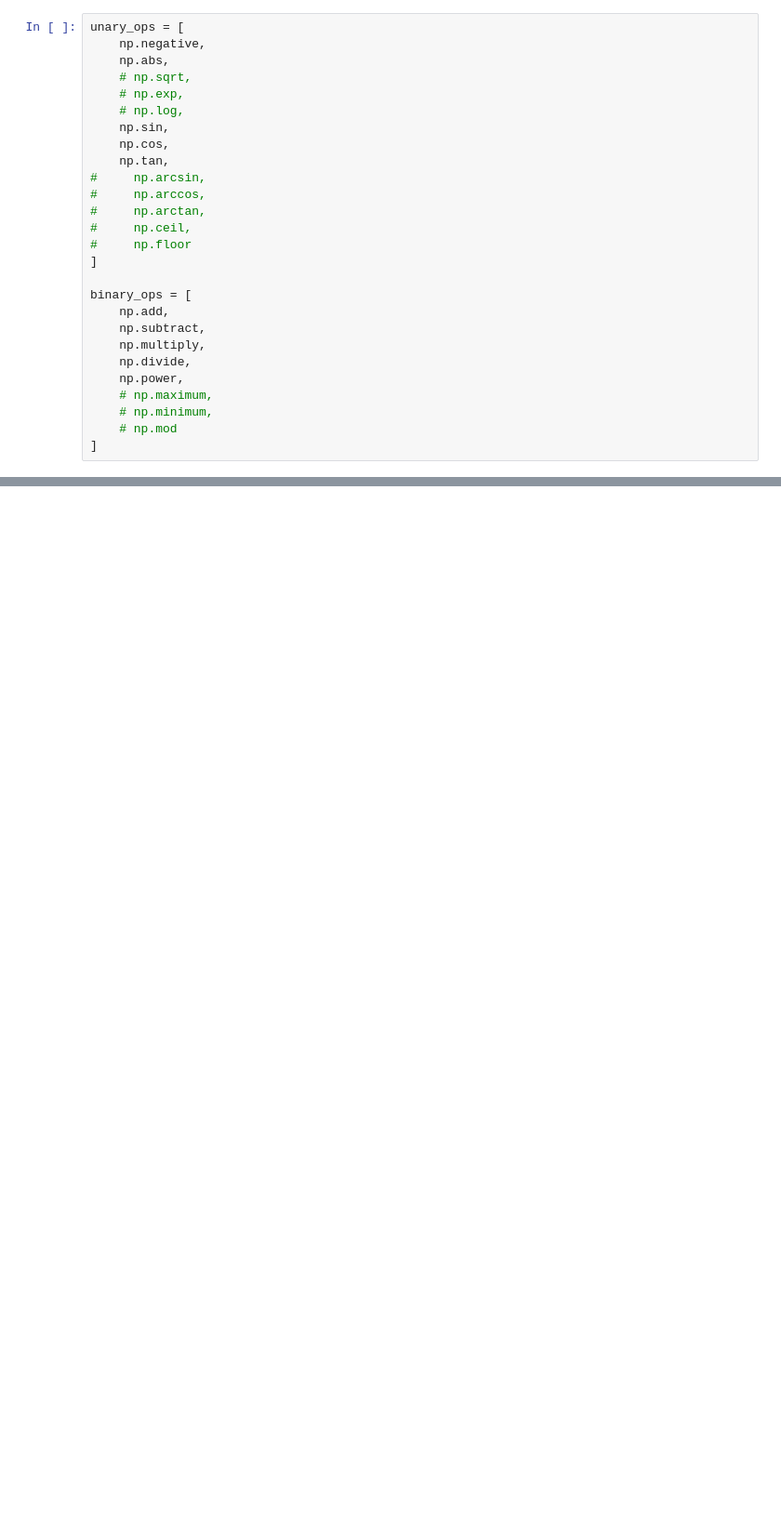
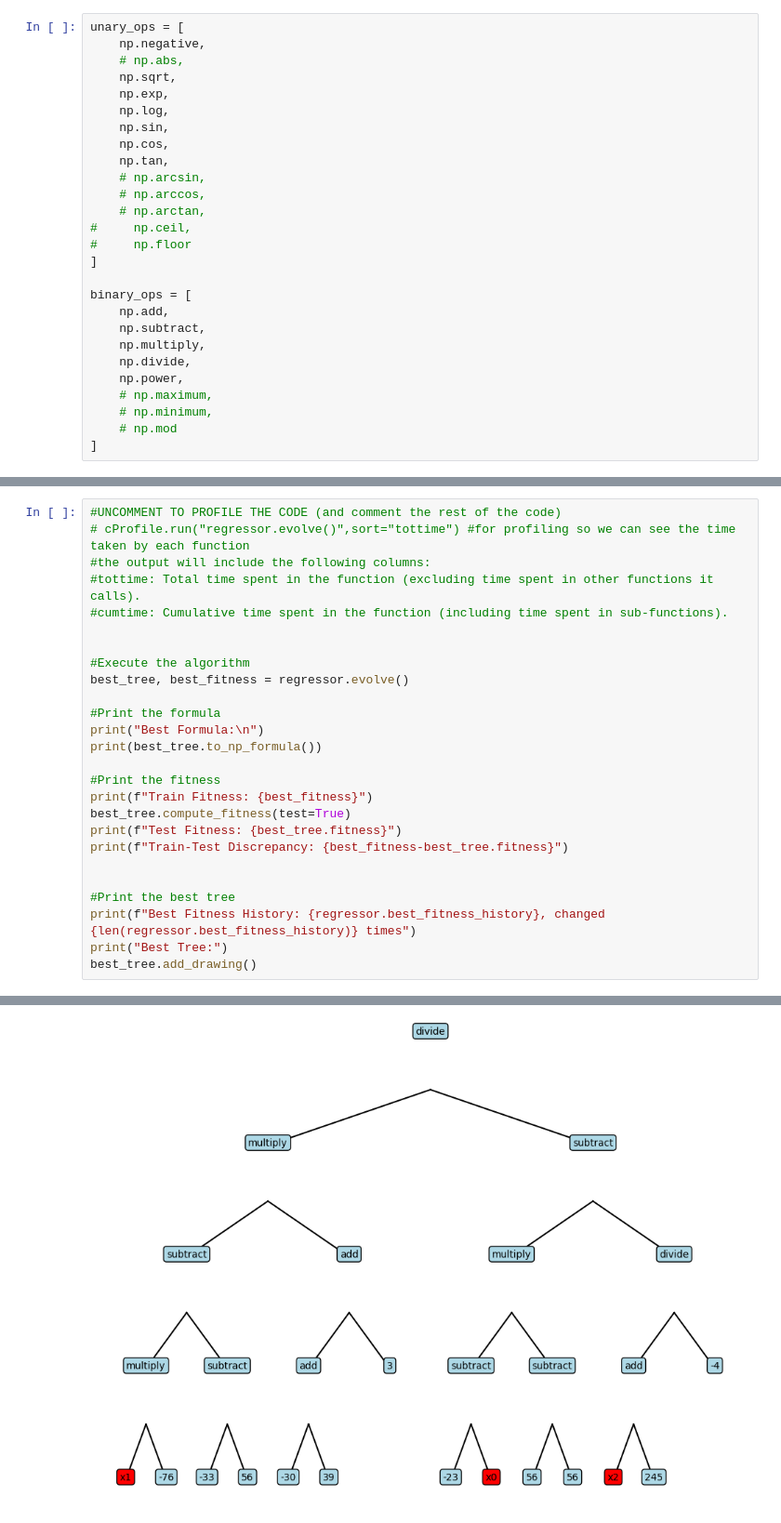
Before and after one commit to FerraiuoloP/CI2024_Project, a Jupyter notebook: sym_reg.ipynb, the cells around one changed output, grey strips where cells are left out. Shown at 93% size. Cells and saved outputs as stored; diff of their text form; blank space fills up the shorter version.

```diff
--- a/sym_reg.ipynb
+++ b/sym_reg.ipynb
@@ -26,16 +40,16 @@ y_train=y_1[0:test_size]
 # %%
 unary_ops = [
     np.negative,
-    np.abs,
-    # np.sqrt,
-    # np.exp,
-    # np.log,
+    # np.abs,
+    np.sqrt,
+    np.exp,
+    np.log,
     np.sin,
     np.cos,
     np.tan,
-#     np.arcsin,
-#     np.arccos,
-#     np.arctan,
+    # np.arcsin,
+    # np.arccos,
+    # np.arctan,
 #     np.ceil,
 #     np.floor
 ]
@@ -238,0 +240,27 @@ Best Tree:
+# %%
+#UNCOMMENT TO PROFILE THE CODE (and comment the rest of the code)
+# cProfile.run("regressor.evolve()",sort="tottime") #for profiling so we can see the time taken by each function
+#the output will include the following columns:
+#tottime: Total time spent in the function (excluding time spent in other functions it calls).
+#cumtime: Cumulative time spent in the function (including time spent in sub-functions).
+
+
+#Execute the algorithm
+best_tree, best_fitness = regressor.evolve()
+
+#Print the formula
+print("Best Formula:\n")
+print(best_tree.to_np_formula())
+
+#Print the fitness
+print(f"Train Fitness: {best_fitness}")
+best_tree.compute_fitness(test=True)
+print(f"Test Fitness: {best_tree.fitness}")
+print(f"Train-Test Discrepancy: {best_fitness-best_tree.fitness}")
+
+
+#Print the best tree
+print(f"Best Fitness History: {regressor.best_fitness_history}, changed {len(regressor.best_fitness_history)} times")
+print("Best Tree:")
+best_tree.add_drawing()
+# %% [output]
@@ -238,0 +275 @@ Best Tree:
+[figure, added]
```
Also changed, not shown: parts of 11 cells of this notebook, 11 other files.
